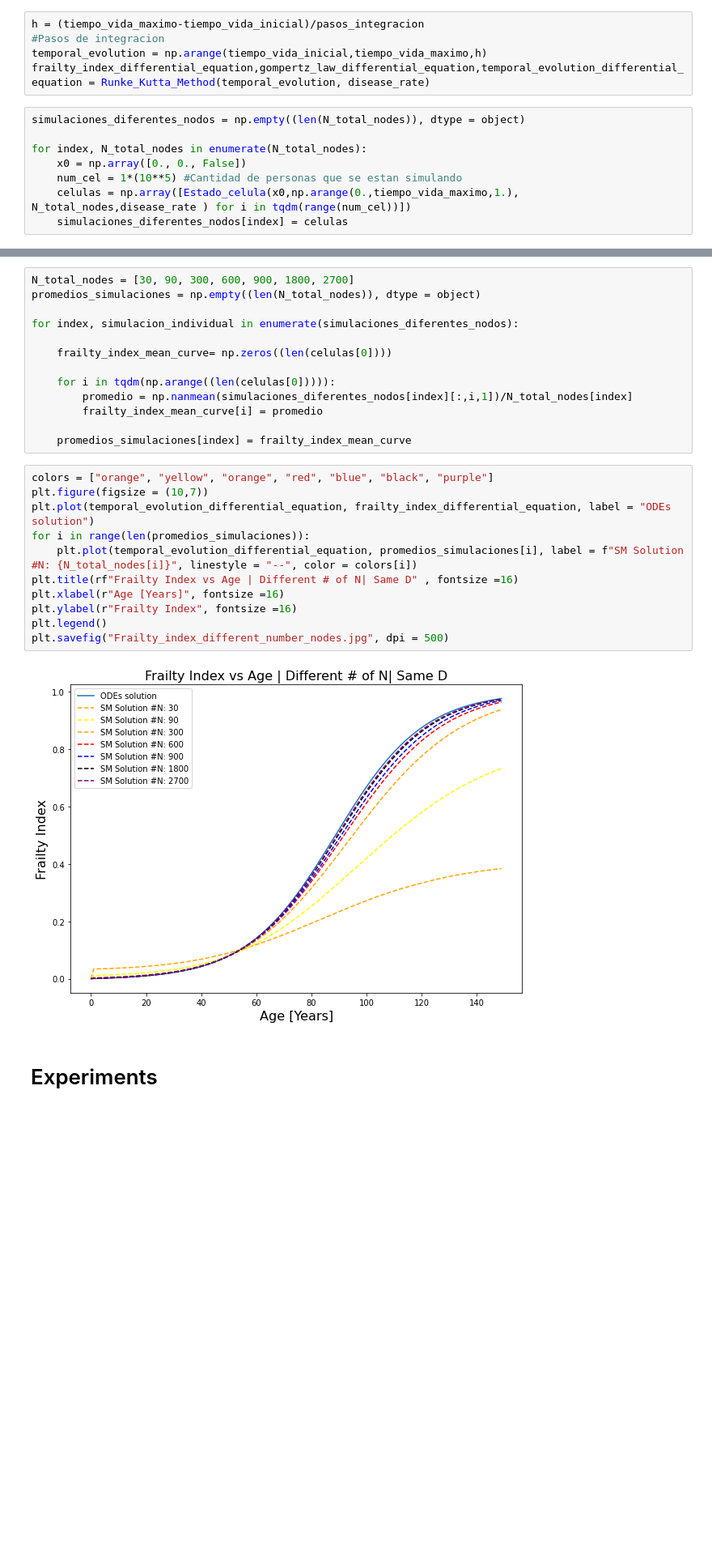
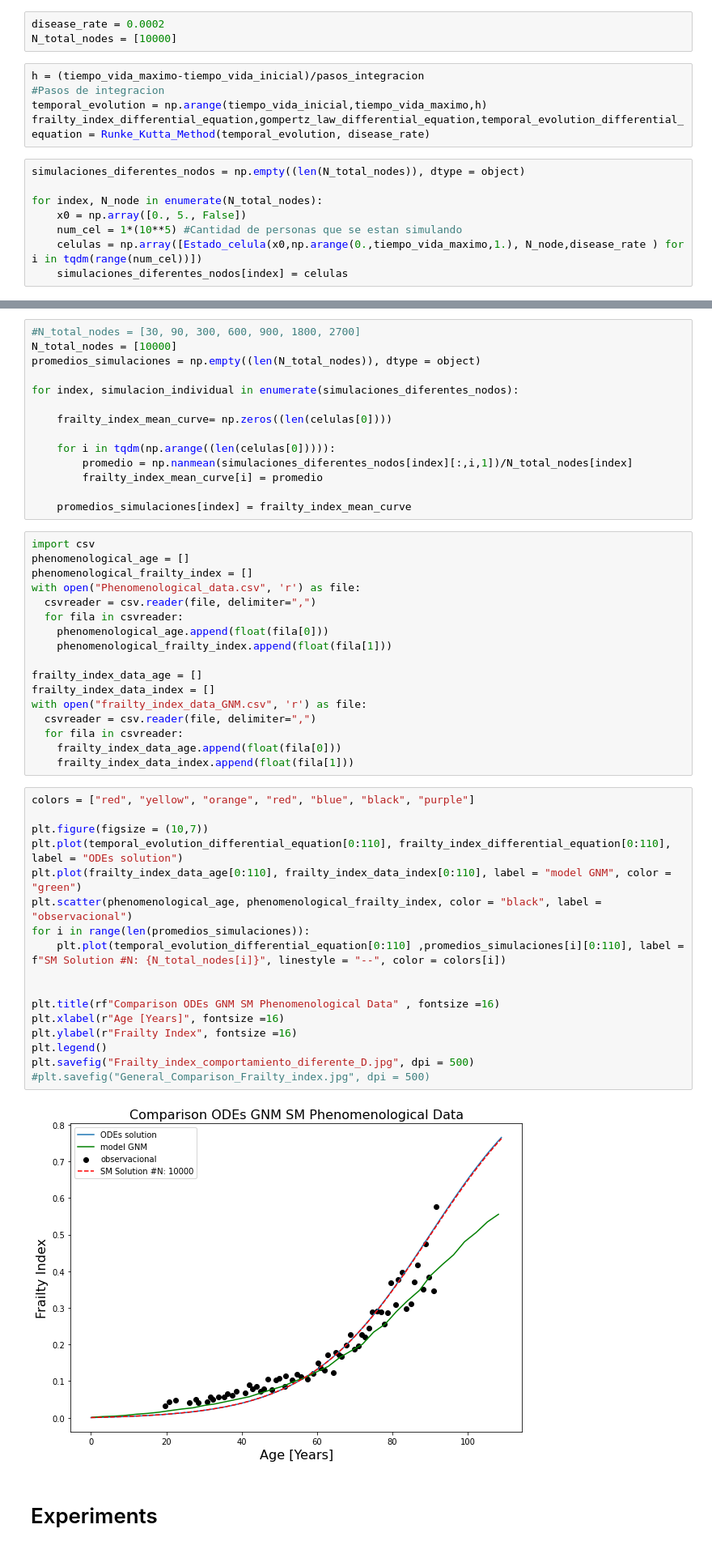
Before and after one commit to Rafther0112/Human_Aging_Research, a Jupyter notebook: semana_6/comparison_gillespie_ODEs.ipynb, the cells around one changed output, grey strips where cells are left out. Shown: that part at 81% size. Cells and saved outputs as stored; diff of their text form; blank space fills up the shorter version.

```diff
--- a/semana_6/comparison_gillespie_ODEs.ipynb
+++ b/semana_6/comparison_gillespie_ODEs.ipynb
@@ -76,3 +73,6 @@ N_total_nodes = [30, 90, 300, 600, 900, 1800, 2700]
+# %%
+disease_rate = 0.0002
+N_total_nodes = [10000]
 # %%
 h = (tiempo_vida_maximo-tiempo_vida_inicial)/pasos_integracion                                         #Pasos de integracion
 temporal_evolution = np.arange(tiempo_vida_inicial,tiempo_vida_maximo,h)
@@ -80,8 +80,8 @@ frailty_index_differential_equation,gompertz_law_differential_equation,temporal_
 # %%
 simulaciones_diferentes_nodos = np.empty((len(N_total_nodes)), dtype = object)
 
-for index, N_total_nodes in enumerate(N_total_nodes):
-    x0 = np.array([0., 0., False])
+for index, N_node in enumerate(N_total_nodes):
+    x0 = np.array([0., 5., False])
     num_cel = 1*(10**5) #Cantidad de personas que se estan simulando
-    celulas = np.array([Estado_celula(x0,np.arange(0.,tiempo_vida_maximo,1.), N_total_nodes,disease_rate ) for i in tqdm(range(num_cel))])
+    celulas = np.array([Estado_celula(x0,np.arange(0.,tiempo_vida_maximo,1.), N_node,disease_rate ) for i in tqdm(range(num_cel))])
     simulaciones_diferentes_nodos[index] = celulas
@@ -90,5 +88,6 @@ TypeError: object of type 'int' has no len()
 # %%
-N_total_nodes = [30, 90, 300, 600, 900, 1800, 2700]
+#N_total_nodes = [30, 90, 300, 600, 900, 1800, 2700]
+N_total_nodes = [10000]
 promedios_simulaciones = np.empty((len(N_total_nodes)), dtype = object)
 
 for index, simulacion_individual in enumerate(simulaciones_diferentes_nodos):
@@ -100,19 +99,42 @@ for index, simulacion_individual in enumerate(simulaciones_diferentes_nodos):
         frailty_index_mean_curve[i] = promedio
 
     promedios_simulaciones[index] = frailty_index_mean_curve
+# %%
+import csv
+phenomenological_age = []
+phenomenological_frailty_index = []
+with open("Phenomenological_data.csv", 'r') as file:
+  csvreader = csv.reader(file, delimiter=",")
+  for fila in csvreader:
+    phenomenological_age.append(float(fila[0]))
+    phenomenological_frailty_index.append(float(fila[1]))
+
+frailty_index_data_age = []
+frailty_index_data_index = []
+with open("frailty_index_data_GNM.csv", 'r') as file:
+  csvreader = csv.reader(file, delimiter=",")
+  for fila in csvreader:
+    frailty_index_data_age.append(float(fila[0]))
+    frailty_index_data_index.append(float(fila[1]))
 # %%
-colors = ["orange", "yellow", "orange", "red", "blue", "black", "purple"]
+colors = ["red", "yellow", "orange", "red", "blue", "black", "purple"]
+
 plt.figure(figsize = (10,7))
-plt.plot(temporal_evolution_differential_equation, frailty_index_differential_equation, label = "ODEs solution")
+plt.plot(temporal_evolution_differential_equation[0:110], frailty_index_differential_equation[0:110], label = "ODEs solution")
+plt.plot(frailty_index_data_age[0:110], frailty_index_data_index[0:110], label = "model GNM", color = "green")
+plt.scatter(phenomenological_age, phenomenological_frailty_index, color = "black", label = "observacional")
 for i in range(len(promedios_simulaciones)):
-    plt.plot(temporal_evolution_differential_equation, promedios_simulaciones[i], label = f"SM Solution #N: {N_total_nodes[i]}", linestyle = "--", color = colors[i])
-plt.title(rf"Frailty Index vs Age | Different # of N| Same D" , fontsize =16)
+    plt.plot(temporal_evolution_differential_equation[0:110] ,promedios_simulaciones[i][0:110], label = f"SM Solution #N: {N_total_nodes[i]}", linestyle = "--", color = colors[i])
+
+
+plt.title(rf"Comparison ODEs GNM SM Phenomenological Data" , fontsize =16)
 plt.xlabel(r"Age [Years]", fontsize =16)
 plt.ylabel(r"Frailty Index", fontsize =16)
 plt.legend()
-plt.savefig("Frailty_index_different_number_nodes.jpg", dpi = 500)
+plt.savefig("Frailty_index_comportamiento_diferente_D.jpg", dpi = 500)
+#plt.savefig("General_Comparison_Frailty_index.jpg", dpi = 500)
 # %% [output]
-[figure, old version]
+[figure, new version]
 # %% [markdown]
 # Experiments
 # %%
```
Also changed, not shown: parts of 8 cells of this notebook, 2 other files.
